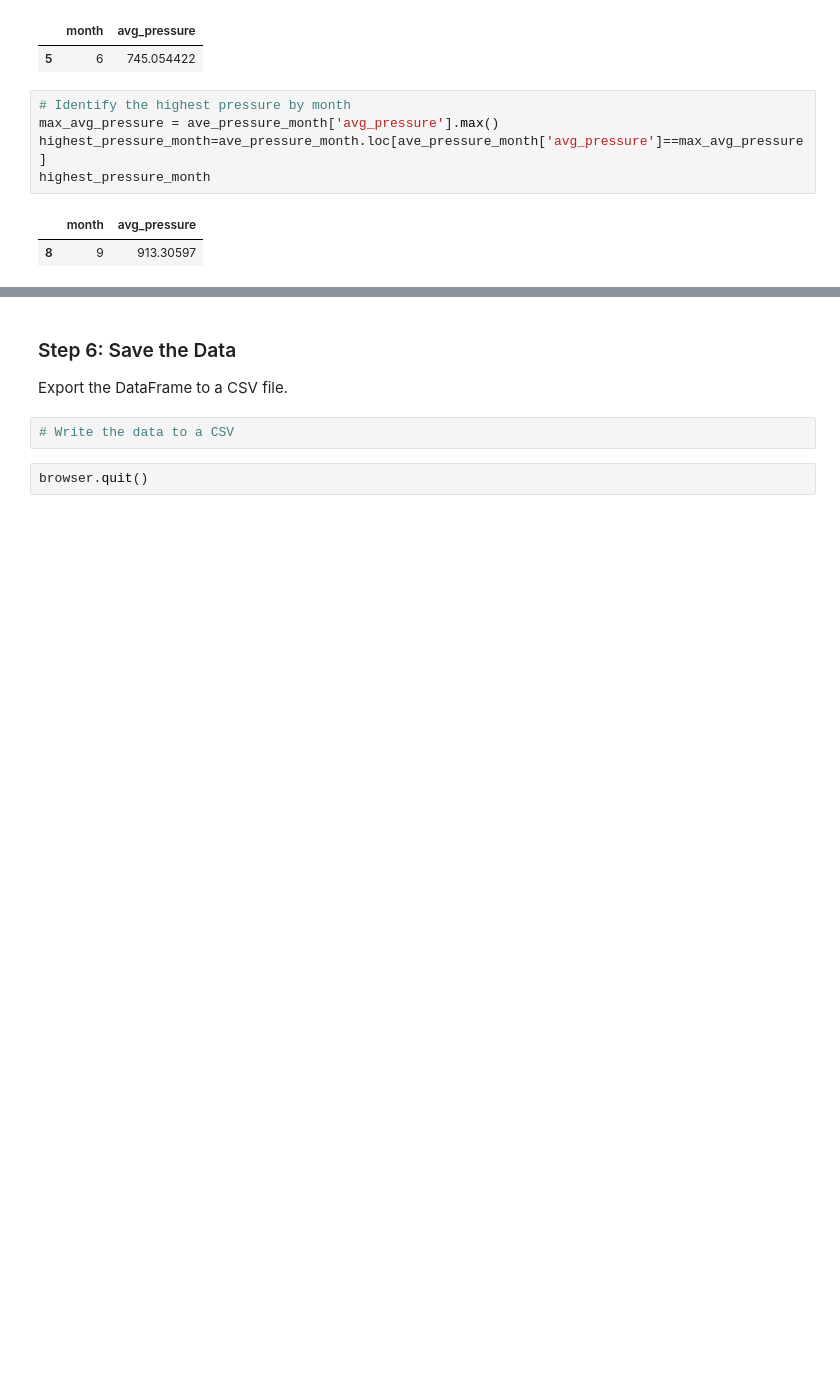
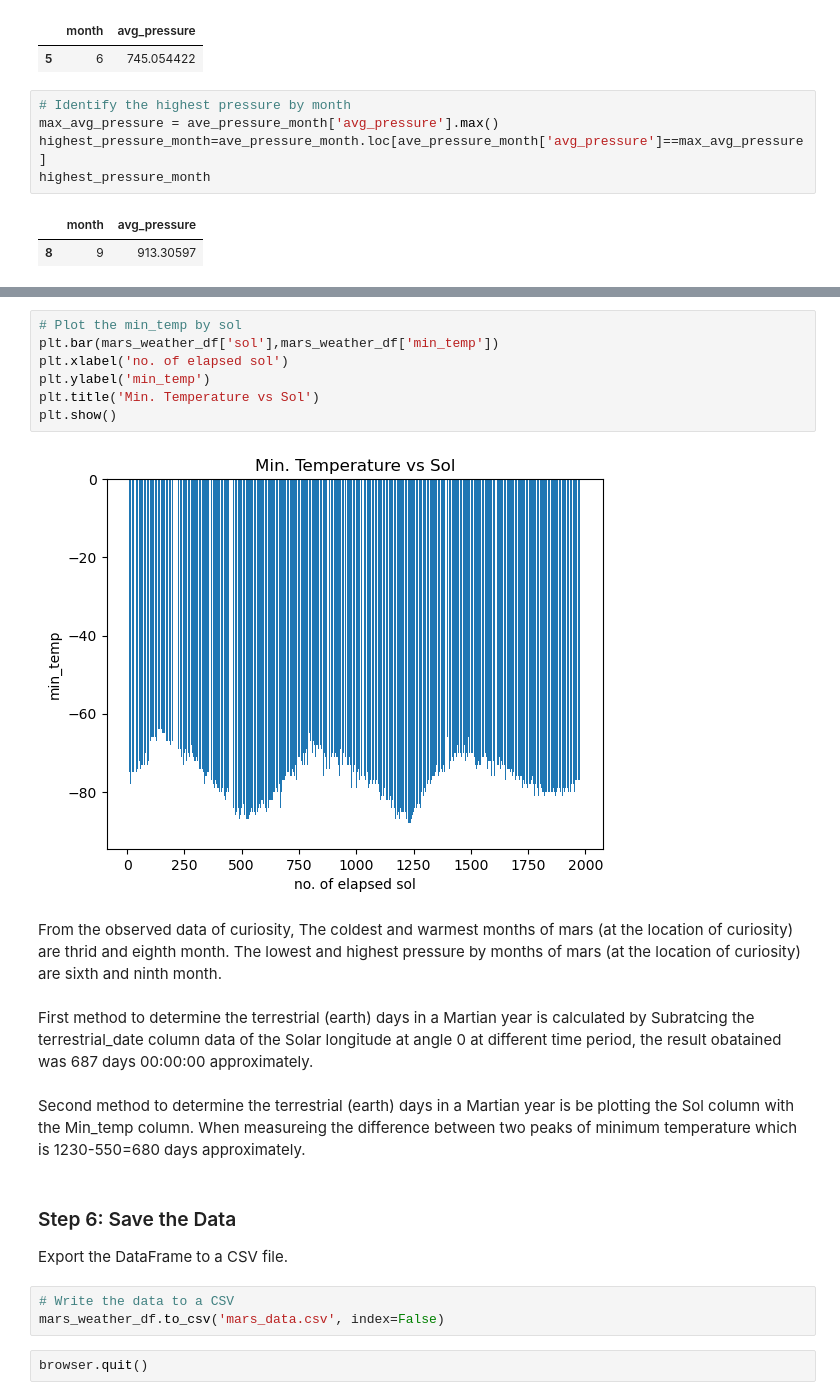
Before and after one commit to Mathi2702/Web-scraping, a Jupyter notebook: part_2_mars_weather.ipynb, the cells around one changed output, grey strips where cells are left out. Cells and saved outputs as stored; diff of their text form; blank space fills up the shorter version.

```diff
--- a/part_2_mars_weather.ipynb
+++ b/part_2_mars_weather.ipynb
@@ -364,8 +378,27 @@ The distance from peak to peak is roughly 1425-750, or 675 days. A year on Mars
+# %%
+# Plot the min_temp by sol
+plt.bar(mars_weather_df['sol'],mars_weather_df['min_temp'])
+plt.xlabel('no. of elapsed sol')
+plt.ylabel('min_temp')
+plt.title('Min. Temperature vs Sol')
+plt.show()
+# %% [output]
+[figure, added]
+# %% [markdown]
+From the observed data of curiosity,
+The coldest and warmest months of mars (at the location of curiosity) are thrid and eighth month.
+The lowest and highest pressure by months of mars (at the location of curiosity) are sixth and ninth month.
+# %% [markdown]
+
+First method to determine the terrestrial (earth) days in a Martian year is calculated by Subratcing the terrestrial_date column data of the Solar longitude at angle 0 at different time period, the result obatained was 687 days 00:00:00 approximately.
+# %% [markdown]
+Second method to determine the terrestrial (earth) days in a Martian year is be plotting the Sol column with the Min_temp column. When measureing the difference between two peaks of minimum temperature which is 1230-550=680 days approximately.
 # %% [markdown]
 ### Step 6: Save the Data
 
 Export the DataFrame to a CSV file.
 # %%
 # Write the data to a CSV
+mars_weather_df.to_csv('mars_data.csv', index=False)
 # %%
 browser.quit()
```
Also changed, not shown: parts of 15 cells of this notebook, 1 other file.
